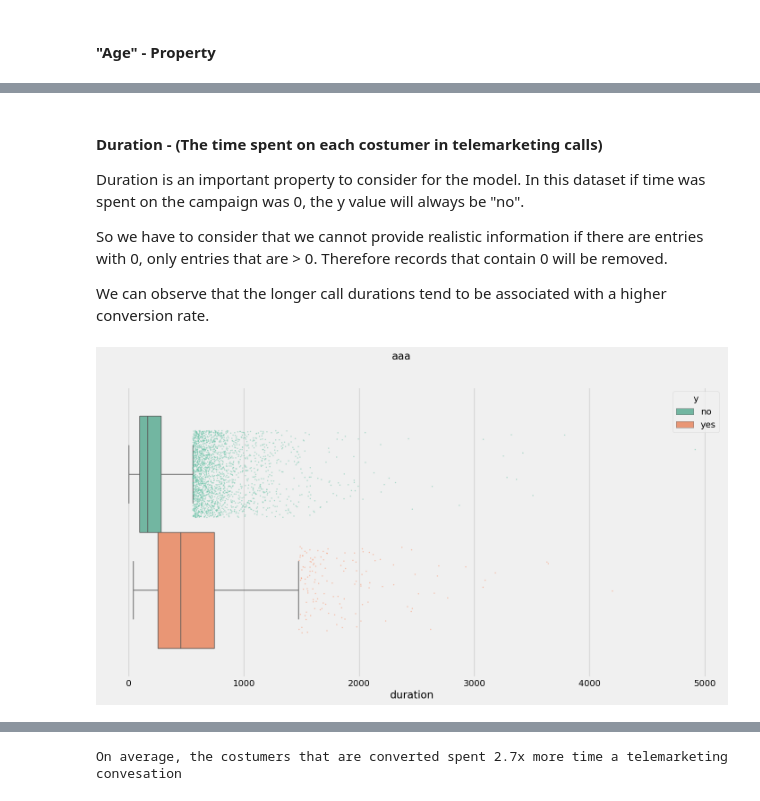
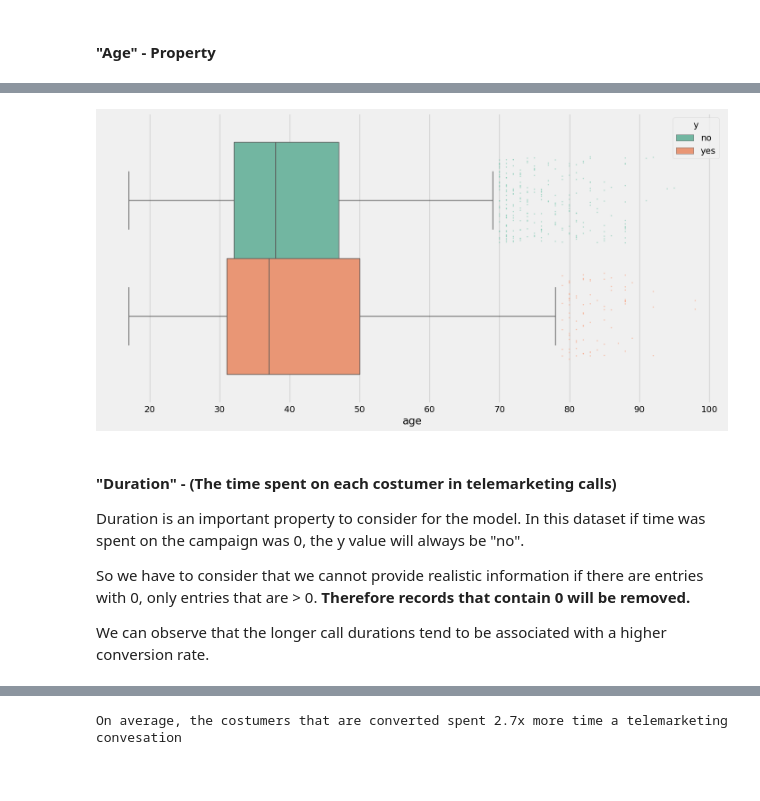
Before and after one commit to n0th1ng999/MINDD-TP1, a Jupyter notebook: EDA.ipynb, the cells around one changed output, grey strips where cells are left out. Drawn from its saved outputs; the diff is of its cells as text; code cells hidden in the pictures.

Commit message:
Finished: Data cleaning. Next: Data Processing and Fitting a model

```diff
--- a/EDA.ipynb
+++ b/EDA.ipynb
@@ -1388,8 +1515,41 @@ plt.show()
+# %%
+fig, ax = plt.subplots(figsize=(16, 8))
+
+# Boxplot
+sns.boxplot(data=PreppedDF, hue='y', x='age', ax=ax, fliersize=0)  # fliersize=0 hides outliers
+
+# Boxplot (without default fliers)
+sns.boxplot(data=PreppedDF, hue='y', x='age', ax=ax, fliersize=0)
+
+# Filter only outliers
+outlier_df = get_outliers(PreppedDF, 'y', 'age')
+
+
+
+# Add jittered points for outliers only
+sns.stripplot(
+    data=outlier_df,
+    hue='y',
+    x='age',
+    ax=ax,
+    dodge=True,
+    alpha=0.5,
+    jitter=0.3,
+    size=2
+)
+
+# Optional: remove duplicate legends
+handles, labels = ax.get_legend_handles_labels()
+ax.legend(handles[0:2], labels[0:2], title='y')
+
+plt.show()
+# %% [output]
+[figure, added]
 # %% [markdown]
-#### Duration - (The time spent on each costumer in telemarketing calls)
+#### "Duration" - (The time spent on each costumer in telemarketing calls)
 
 Duration is an important property to consider for the model. In this dataset if time was spent on the campaign was 0, the y value will always be "no".
 
-So we have to consider that we cannot provide realistic information if there are entries with 0, only entries that are > 0. Therefore records that contain 0 will be removed.
+So we have to consider that we cannot provide realistic information if there are entries with 0, only entries that are > 0. **Therefore records that contain 0 will be removed.**
 
 We can observe that the longer call durations tend to be associated with a higher conversion rate.
@@ -1398,43 +1555,0 @@ PreppedDF = PreppedDF[PreppedDF['duration'] > 0]
-# %%
-fig, ax = plt.subplots(figsize=(16, 8))
-
-# Boxplot
-sns.boxplot(data=PreppedDF, hue='y', x='duration', ax=ax, fliersize=0)  # fliersize=0 hides outliers
-
-# Boxplot (without default fliers)
-sns.boxplot(data=PreppedDF, hue='y', x='duration', ax=ax, fliersize=0)
-
-# Function to get outliers
-def get_outliers(df, group_col, value_col):
-    outliers = pd.DataFrame()
-    for name, group in df.groupby(group_col):
-        Q1 = group[value_col].quantile(0.25)
-        Q3 = group[value_col].quantile(0.75)
-        IQR = Q3 - Q1
-        mask = (group[value_col] < Q1 - 1.5 * IQR) | (group[value_col] > Q3 + 1.5 * IQR)
-        outliers = pd.concat([outliers, group[mask]])
-    return outliers
-
-# Filter only outliers
-outlier_df = get_outliers(PreppedDF, 'y', 'duration')
-
-# Add jittered points for outliers only
-sns.stripplot(
-    data=outlier_df,
-    hue='y',
-    x='duration',
-    ax=ax,
-    dodge=True,
-    alpha=0.5,
-    jitter=0.3,
-    size=2
-)
-
-# Optional: remove duplicate legends
-handles, labels = ax.get_legend_handles_labels()
-ax.legend(handles[0:2], labels[0:2], title='y')
-plt.suptitle("aaa")
-
-plt.show()
-# %% [output]
-[figure, removed]
```
Also changed, not shown: parts of 29 cells of this notebook.
